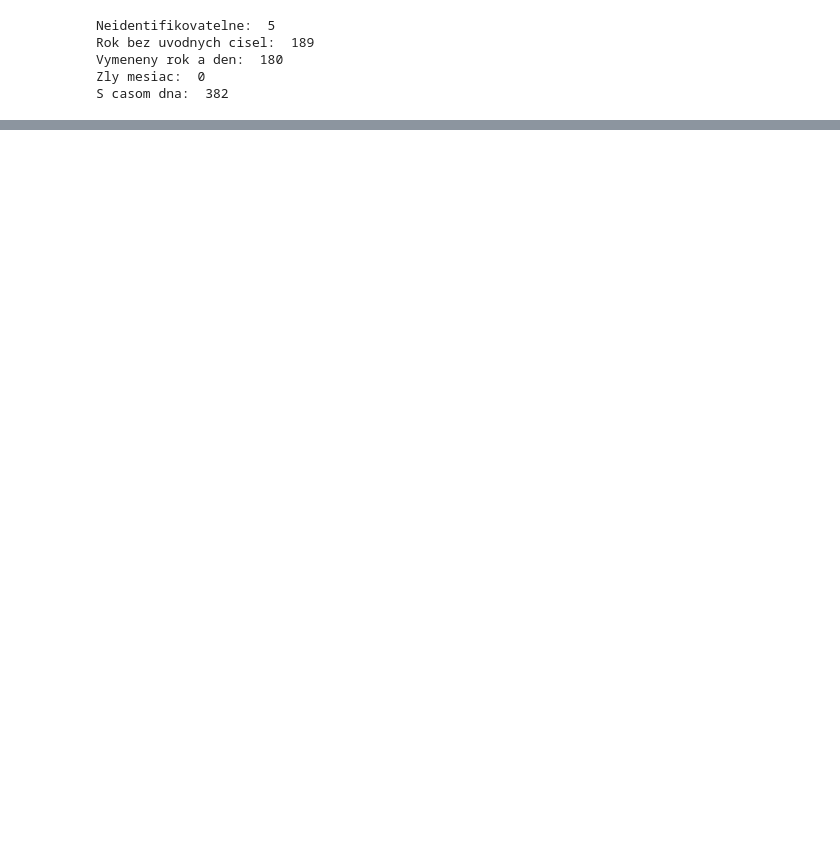
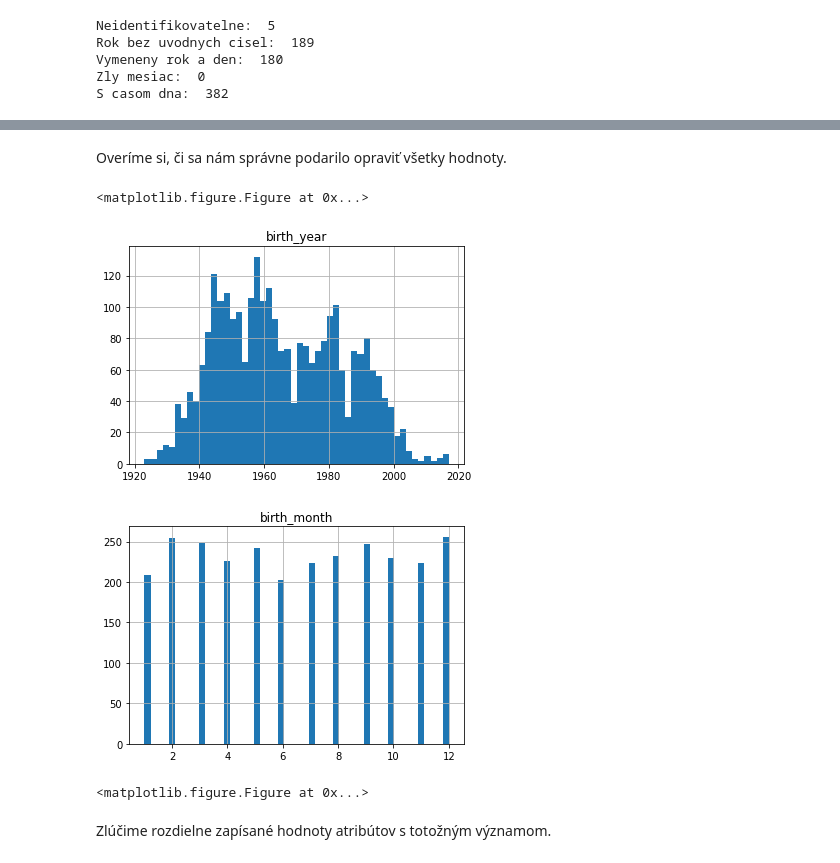
Before and after one commit to StefanSeben/IAU2018_SZ, a Jupyter notebook: predspracovanie.ipynb, the cells around one changed output, grey strips where cells are left out. Cells and saved outputs as stored; diff of their text form; code cells hidden in the pictures; blank space fills up the shorter version.

Commit message:
Odlahle hodnoty, regresia priemer/median pre chybajuce hodnoty

```diff
--- a/predspracovanie.ipynb
+++ b/predspracovanie.ipynb
@@ -29,3 +29,5 @@ train_data.head()
+# %%
+train_data = train_data.drop(['TBG measured', 'TBG', 'education', 'testID'], axis=1)
 # %%
 import re
 
@@ -343,4 +53,22 @@ pd.Series(trans).plot(kind='box').set_title("hours-per-week")
-# %%
-p5, p95 = np.percentile(train_data['age'], [5, 95])
-
-train_data[train_data['age']==455] = p95
+# %%
+for i in range(train_data.shape[0]-1):
+    if (pd.isna(train_data.loc[i]['date_of_birth'])):
+        continue
+    date = list(map(int, re.split(' |-|/|:', train_data.iloc[i]['date_of_birth'])))
+    if date[0] <= 31 and date[2] <= 31:
+        continue
+    elif date[0] <= 31 and date[2] > 31:
+        b = date[2]
+        date[2] = date[0]
+        date[0] = b
+    if date[0] < 1900:
+        if int(str(date[0])[-2:]) < 18:
+            date[0] = date[0] + 2000 - int(str(date[0])[:-2] if str(date[0])[:-2] != '' else 0) * 100
+        else:
+            date[0] = date[0] + 1900 - int(str(date[0])[:-2] if str(date[0])[:-2] != '' else 0) * 100
+    if len(date) > 3:
+        date = date[:3]
+    train_data.loc[i, 'birth_year'] = date[0]
+    train_data.loc[i, 'birth_month'] = date[1]
+
+train_data.head()
@@ -346,0 +83,16 @@ train_data[train_data['age']==455] = p95
+# %%
+train_data = train_data.drop(['date_of_birth'], axis=1)
+# %% [markdown]
+Overíme si, či sa nám správne podarilo opraviť všetky hodnoty.
+# %%
+pd.Series(train_data['birth_year']).hist(bins=50).set_title("birth_year")
+plt.figure()
+pd.Series(train_data['birth_month']).hist(bins=50).set_title("birth_month")
+plt.figure()
+# %% [output]
+<matplotlib.figure.Figure at 0x...>
+[figure, added]
+[figure, added]
+<matplotlib.figure.Figure at 0x...>
+# %% [markdown]
+Zlúčime rozdielne zapísané hodnoty atribútov s totožným významom.
```
Also changed, not shown: parts of 91 cells of this notebook, 1 other file.
